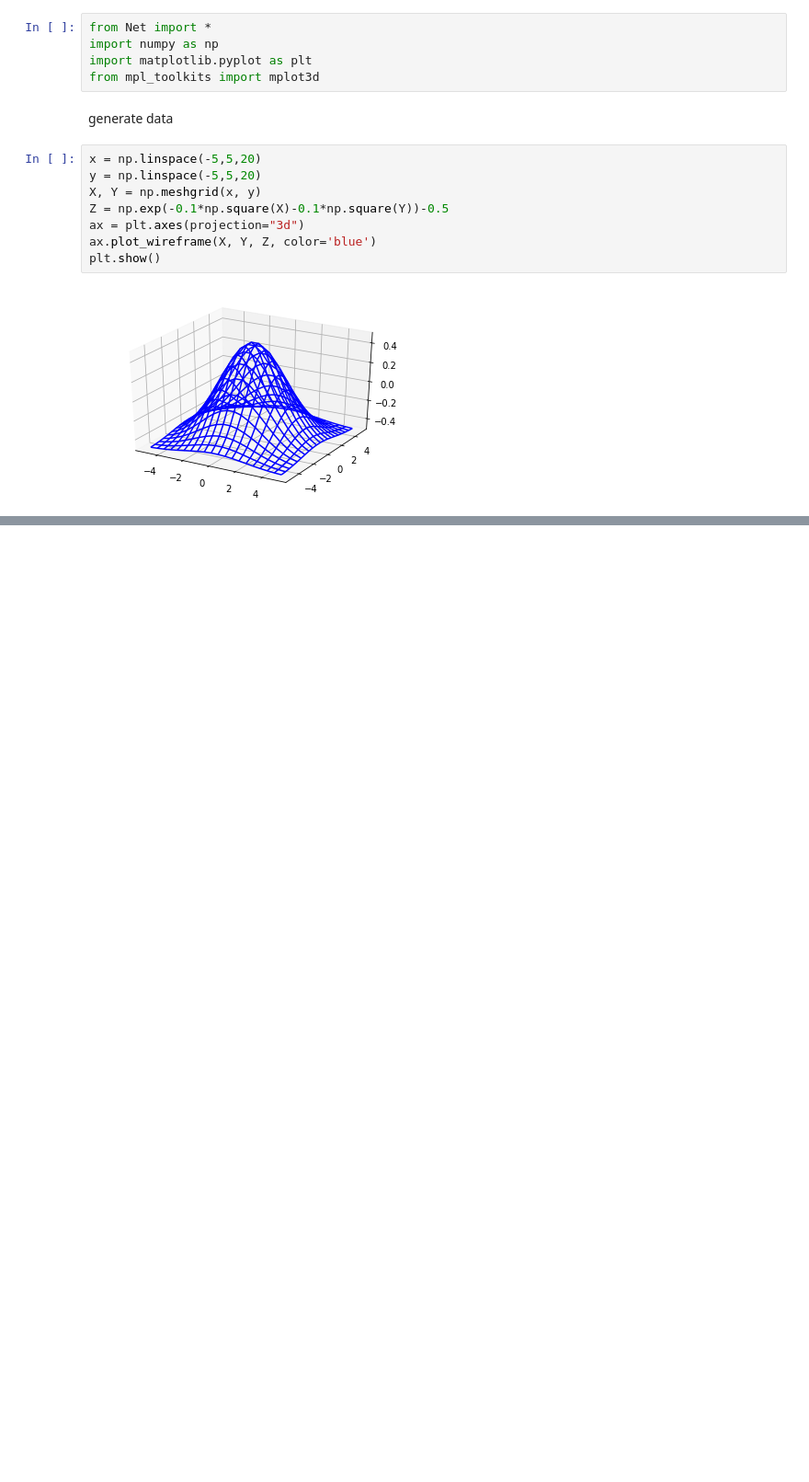
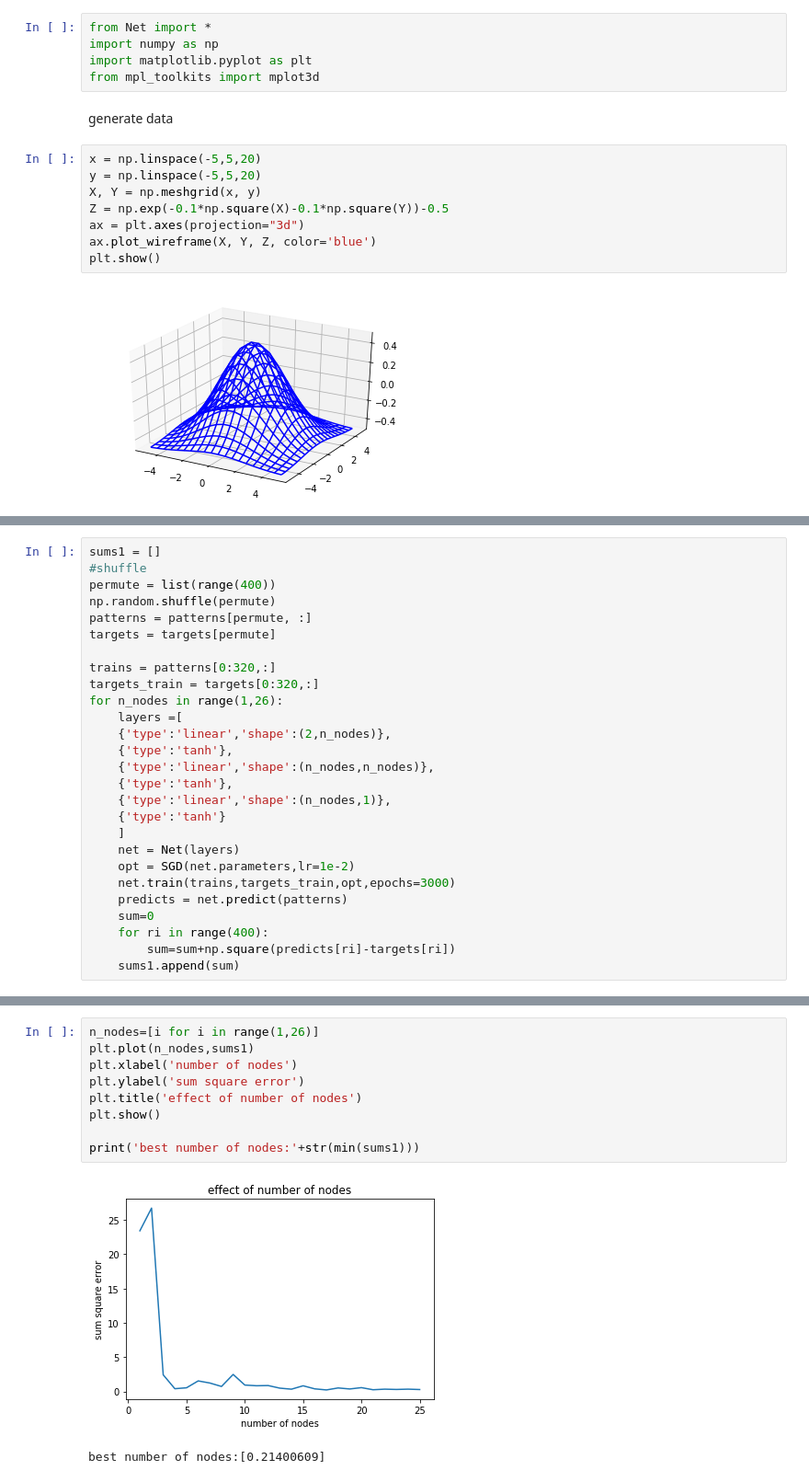
Before and after one commit to physics31415926/DD2437_ANN, a Jupyter notebook: Lab1/3_2_3.ipynb, the cells around one changed output, grey strips where cells are left out. Shown: that part at 92% size. Cells and saved outputs as stored; diff of their text form; blank space fills up the shorter version.

```diff
--- a/Lab1/3_2_3.ipynb
+++ b/Lab1/3_2_3.ipynb
@@ -41,0 +51,27 @@ epoch: 499, batch:    25, batch_acc:    0.00,batch loss: 0.01
+# %%
+sums1 = []
+#shuffle
+permute = list(range(400))
+np.random.shuffle(permute)
+patterns = patterns[permute, :]
+targets = targets[permute]
+
+trains = patterns[0:320,:]
+targets_train = targets[0:320,:]
+for n_nodes in range(1,26):
+    layers =[
+    {'type':'linear','shape':(2,n_nodes)},
+    {'type':'tanh'},
+    {'type':'linear','shape':(n_nodes,n_nodes)},
+    {'type':'tanh'},
+    {'type':'linear','shape':(n_nodes,1)},
+    {'type':'tanh'}
+    ]
+    net = Net(layers)
+    opt = SGD(net.parameters,lr=1e-2)
+    net.train(trains,targets_train,opt,epochs=3000)
+    predicts = net.predict(patterns)
+    sum=0
+    for ri in range(400):
+        sum=sum+np.square(predicts[ri]-targets[ri])
+    sums1.append(sum)
@@ -41,0 +92,12 @@ epoch: 499, batch:    25, batch_acc:    0.00,batch loss: 0.01
+# %%
+n_nodes=[i for i in range(1,26)]
+plt.plot(n_nodes,sums1)
+plt.xlabel('number of nodes')
+plt.ylabel('sum square error')
+plt.title('effect of number of nodes')
+plt.show()
+
+print('best number of nodes:'+str(min(sums1)))
+# %% [output]
+[figure, added]
+best number of nodes:[0.21400609]
```
Also changed, not shown: parts of 10 cells of this notebook.
